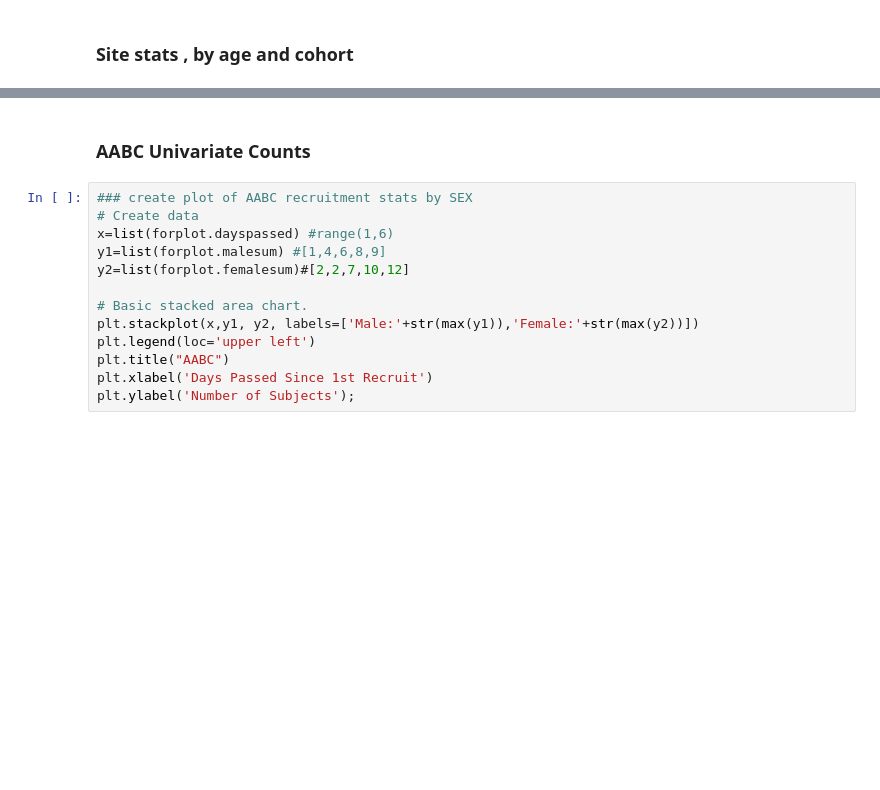
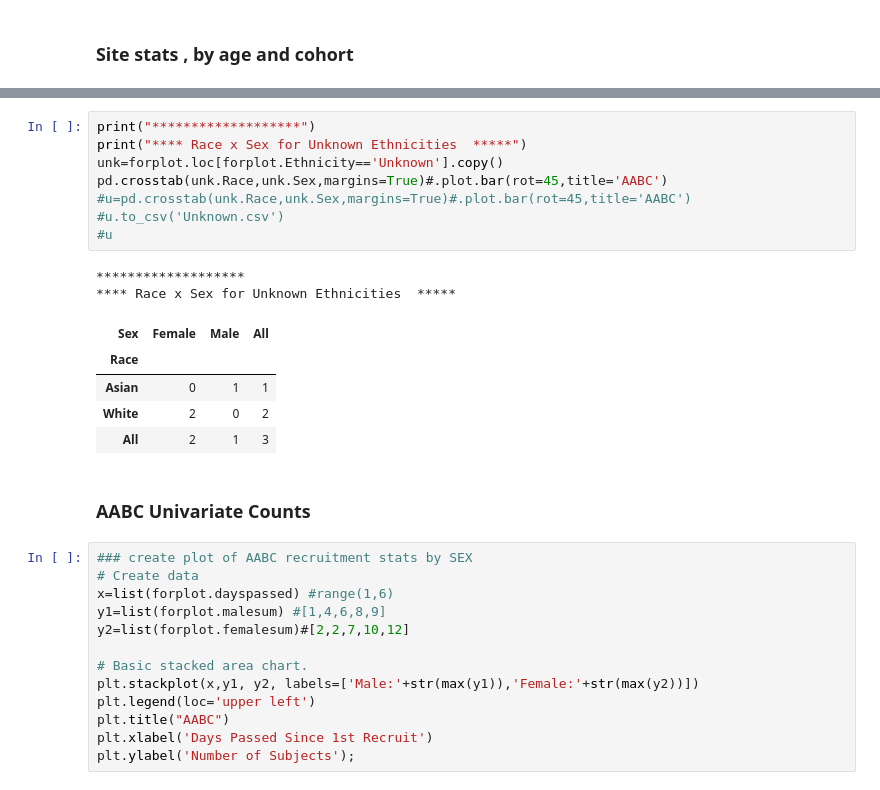
Before and after one commit to humanconnectome/AABC_Behavioral_QC, a Jupyter notebook: AABC_HCA_recruitmentstats.ipynb, the cells around one changed output, grey strips where cells are left out. Cells and saved outputs as stored; diff of their text form; blank space fills up the shorter version.

```diff
--- a/AABC_HCA_recruitmentstats.ipynb
+++ b/AABC_HCA_recruitmentstats.ipynb
@@ -239,3 +273,19 @@ pd.crosstab(umn.Cohort,umn.AgeGroup5,margins=True)#.plot.bar(rot=45,title='AABC'
+# %%
+print("*******************")
+print("**** Race x Sex for Unknown Ethnicities  *****")
+unk=forplot.loc[forplot.Ethnicity=='Unknown'].copy()
+pd.crosstab(unk.Race,unk.Sex,margins=True)#.plot.bar(rot=45,title='AABC')
+#u=pd.crosstab(unk.Race,unk.Sex,margins=True)#.plot.bar(rot=45,title='AABC')
+#u.to_csv('Unknown.csv')
+#u
+# %% [output]
+*******************
+**** Race x Sex for Unknown Ethnicities  *****
+| Sex | Female | Male | All |
+| Race |  |  |  |
+| Asian | 0 | 1 | 1 |
+| White | 2 | 0 | 2 |
+| All | 2 | 1 | 3 |
 # %% [markdown]
 ### AABC Univariate Counts
 # %%
```
Also changed, not shown: parts of 30 cells of this notebook, 1 other file.
